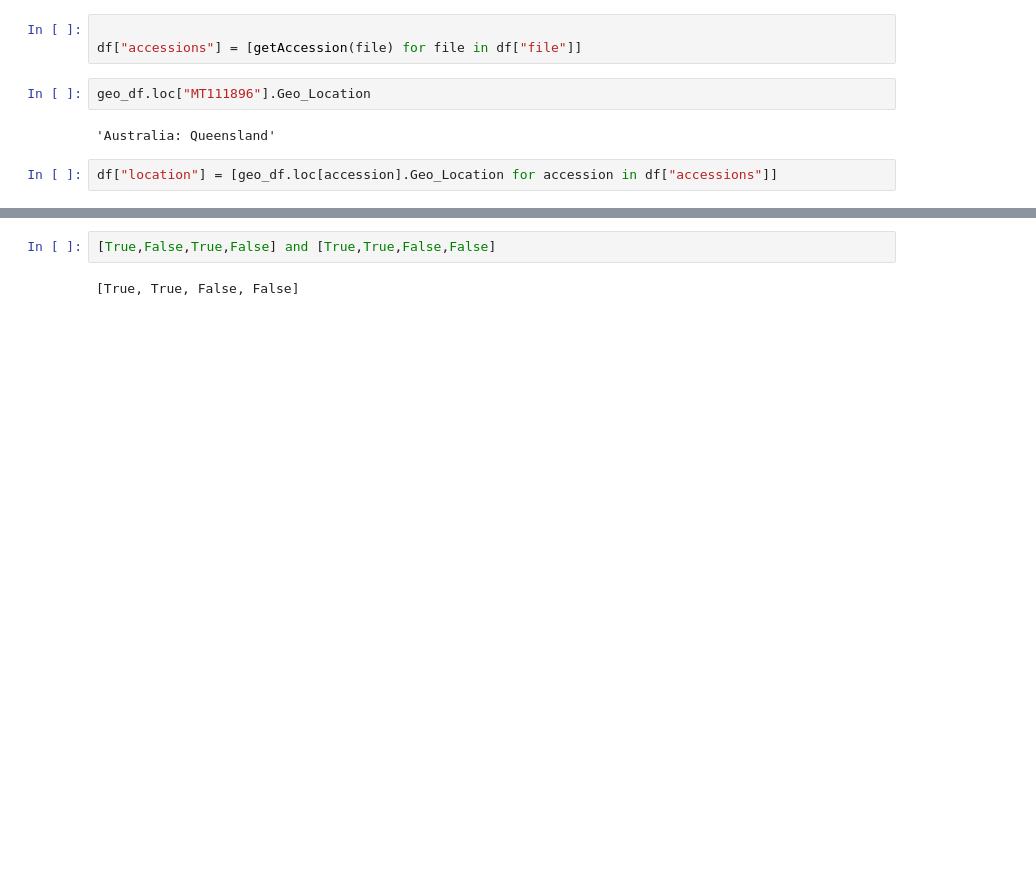
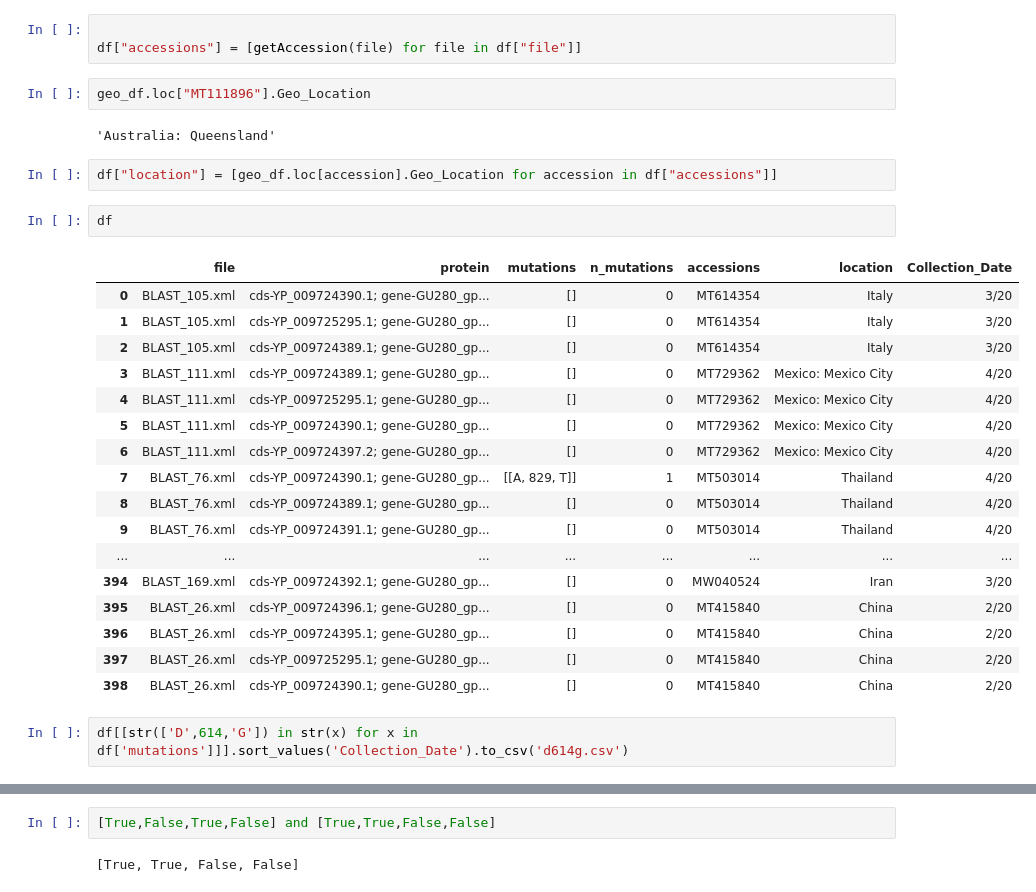
Before and after one commit to rjeveloff/MutationHunting, a Jupyter notebook: Mutation_Hunting_Algorithm.ipynb, the cells around one changed output, grey strips where cells are left out. Drawn from its saved outputs; the diff is of its cells as text; blank space fills up the shorter version.

```diff
--- a/Mutation_Hunting_Algorithm.ipynb
+++ b/Mutation_Hunting_Algorithm.ipynb
@@ -376,3 +376,25 @@ geo_df.loc["MT111896"].Geo_Location
 'Australia: Queensland'
 # %%
 df["location"] = [geo_df.loc[accession].Geo_Location for accession in df["accessions"]]
+# %%
+df
+# %% [output]
+|  | file | protein | mutations | n_mutations | accessions | location | Collection_Date |
+| 0 | BLAST_105.xml | cds-YP_009724390.1; gene-GU280_gp... | [] | 0 | MT614354 | Italy | 3/20 |
+| 1 | BLAST_105.xml | cds-YP_009725295.1; gene-GU280_gp... | [] | 0 | MT614354 | Italy | 3/20 |
+| 2 | BLAST_105.xml | cds-YP_009724389.1; gene-GU280_gp... | [] | 0 | MT614354 | Italy | 3/20 |
+| 3 | BLAST_111.xml | cds-YP_009724389.1; gene-GU280_gp... | [] | 0 | MT729362 | Mexico: Mexico City | 4/20 |
+| 4 | BLAST_111.xml | cds-YP_009725295.1; gene-GU280_gp... | [] | 0 | MT729362 | Mexico: Mexico City | 4/20 |
+| 5 | BLAST_111.xml | cds-YP_009724390.1; gene-GU280_gp... | [] | 0 | MT729362 | Mexico: Mexico City | 4/20 |
+| 6 | BLAST_111.xml | cds-YP_009724397.2; gene-GU280_gp... | [] | 0 | MT729362 | Mexico: Mexico City | 4/20 |
+| 7 | BLAST_76.xml | cds-YP_009724390.1; gene-GU280_gp... | [[A, 829, T]] | 1 | MT503014 | Thailand | 4/20 |
+| 8 | BLAST_76.xml | cds-YP_009724389.1; gene-GU280_gp... | [] | 0 | MT503014 | Thailand | 4/20 |
+| 9 | BLAST_76.xml | cds-YP_009724391.1; gene-GU280_gp... | [] | 0 | MT503014 | Thailand | 4/20 |
+| ... | ... | ... | ... | ... | ... | ... | ... |
+| 394 | BLAST_169.xml | cds-YP_009724392.1; gene-GU280_gp... | [] | 0 | MW040524 | Iran | 3/20 |
+| 395 | BLAST_26.xml | cds-YP_009724396.1; gene-GU280_gp... | [] | 0 | MT415840 | China | 2/20 |
+| 396 | BLAST_26.xml | cds-YP_009724395.1; gene-GU280_gp... | [] | 0 | MT415840 | China | 2/20 |
+| 397 | BLAST_26.xml | cds-YP_009725295.1; gene-GU280_gp... | [] | 0 | MT415840 | China | 2/20 |
+| 398 | BLAST_26.xml | cds-YP_009724390.1; gene-GU280_gp... | [] | 0 | MT415840 | China | 2/20 |
+# %%
+df[[str(['D',614,'G']) in str(x) for x in df['mutations']]].sort_values('Collection_Date').to_csv('d614g.csv')
```
Also changed, not shown: parts of 10 cells of this notebook, 2 other files.
